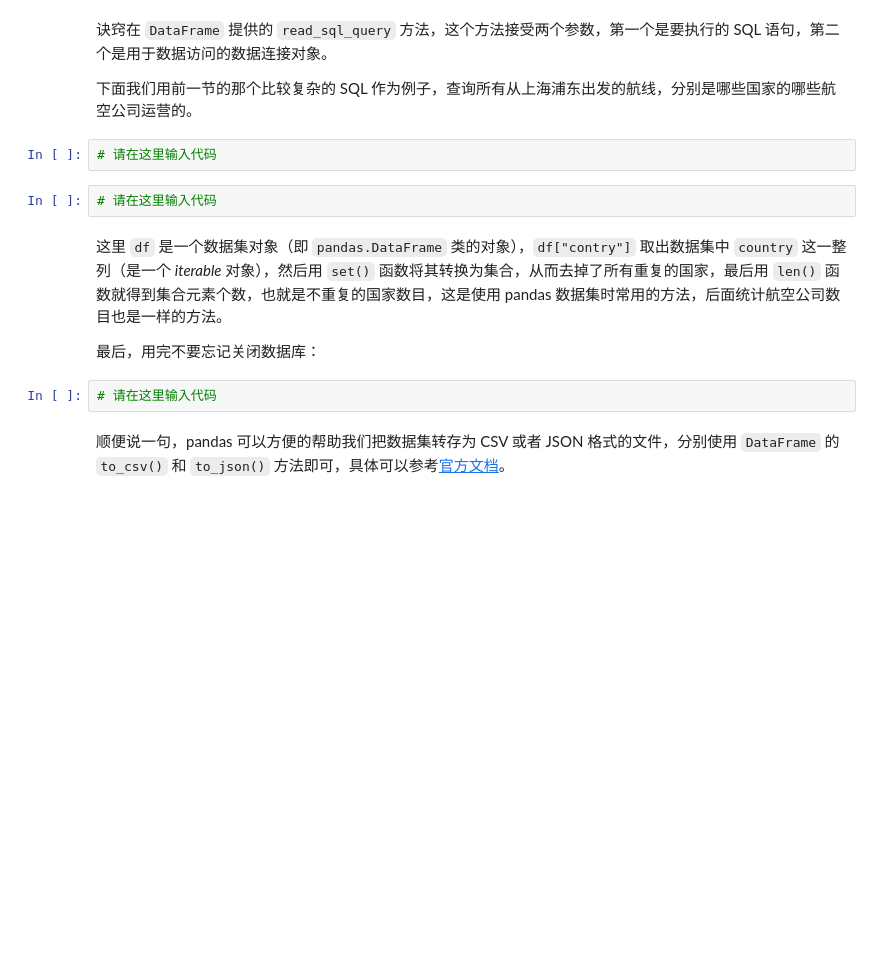
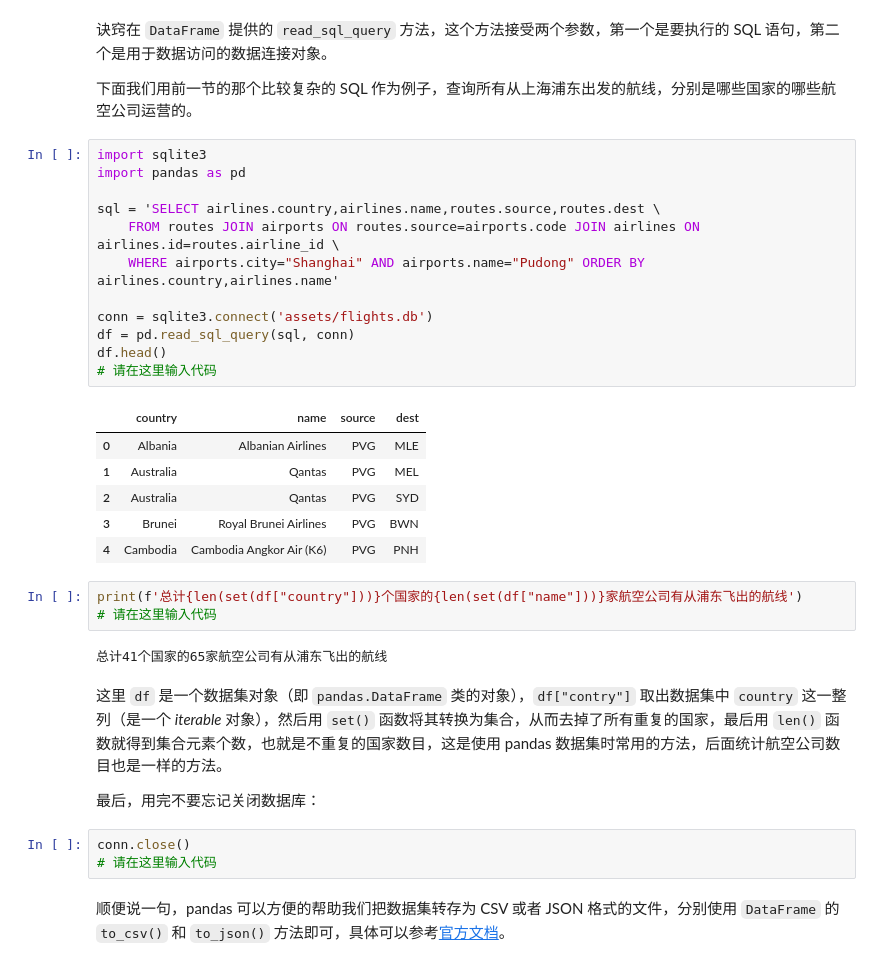
Before and after one commit to ds-dog/pilot-student, a Jupyter notebook: p2-c-database.ipynb, the cells around one changed output. Cells and saved outputs as stored; diff of their text form; blank space fills up the shorter version.

```diff
--- a/p2-c-database.ipynb
+++ b/p2-c-database.ipynb
@@ -433,16 +486,37 @@ SQL 语言不仅可以用 `SELECT` 语句查询数据返回结果数据集，还
 诀窍在 `DataFrame` 提供的 `read_sql_query` 方法，这个方法接受两个参数，第一个是要执行的 SQL 语句，第二个是用于数据访问的数据连接对象。
 
 下面我们用前一节的那个比较复杂的 SQL 作为例子，查询所有从上海浦东出发的航线，分别是哪些国家的哪些航空公司运营的。
-# %%
-# 请在这里输入代码
-# %%
-# 请在这里输入代码
+# %%
+import sqlite3
+import pandas as pd
+
+sql = 'SELECT airlines.country,airlines.name,routes.source,routes.dest \
+    FROM routes JOIN airports ON routes.source=airports.code JOIN airlines ON airlines.id=routes.airline_id \
+    WHERE airports.city="Shanghai" AND airports.name="Pudong" ORDER BY airlines.country,airlines.name'
+
+conn = sqlite3.connect('assets/flights.db')
+df = pd.read_sql_query(sql, conn)
+df.head()
+# 请在这里输入代码
+# %% [output]
+|  | country | name | source | dest |
+| 0 | Albania | Albanian Airlines | PVG | MLE |
+| 1 | Australia | Qantas | PVG | MEL |
+| 2 | Australia | Qantas | PVG | SYD |
+| 3 | Brunei | Royal Brunei Airlines | PVG | BWN |
+| 4 | Cambodia | Cambodia Angkor Air (K6) | PVG | PNH |
+# %%
+print(f'总计{len(set(df["country"]))}个国家的{len(set(df["name"]))}家航空公司有从浦东飞出的航线')
+# 请在这里输入代码
+# %% [output]
+总计41个国家的65家航空公司有从浦东飞出的航线
 # %% [markdown]
 这里 `df` 是一个数据集对象（即 `pandas.DataFrame` 类的对象），`df["contry"]` 取出数据集中 `country` 这一整列（是一个 *iterable* 对象），然后用 `set()` 函数将其转换为集合，从而去掉了所有重复的国家，最后用 `len()` 函数就得到集合元素个数，也就是不重复的国家数目，这是使用 pandas 数据集时常用的方法，后面统计航空公司数目也是一样的方法。
 
 最后，用完不要忘记关闭数据库：
-# %%
-# 请在这里输入代码
+# %%
+conn.close()
+# 请在这里输入代码
 # %% [markdown]
 顺便说一句，pandas 可以方便的帮助我们把数据集转存为 CSV 或者 JSON 格式的文件，分别使用 `DataFrame` 的 `to_csv()` 和 `to_json()` 方法即可，具体可以参考[官方文档](https://pandas.pydata.org/pandas-docs/stable/reference/api/pandas.DataFrame.html)。
 # %% [markdown]
```
Also changed, not shown: parts of 46 cells of this notebook, 4 other files.
